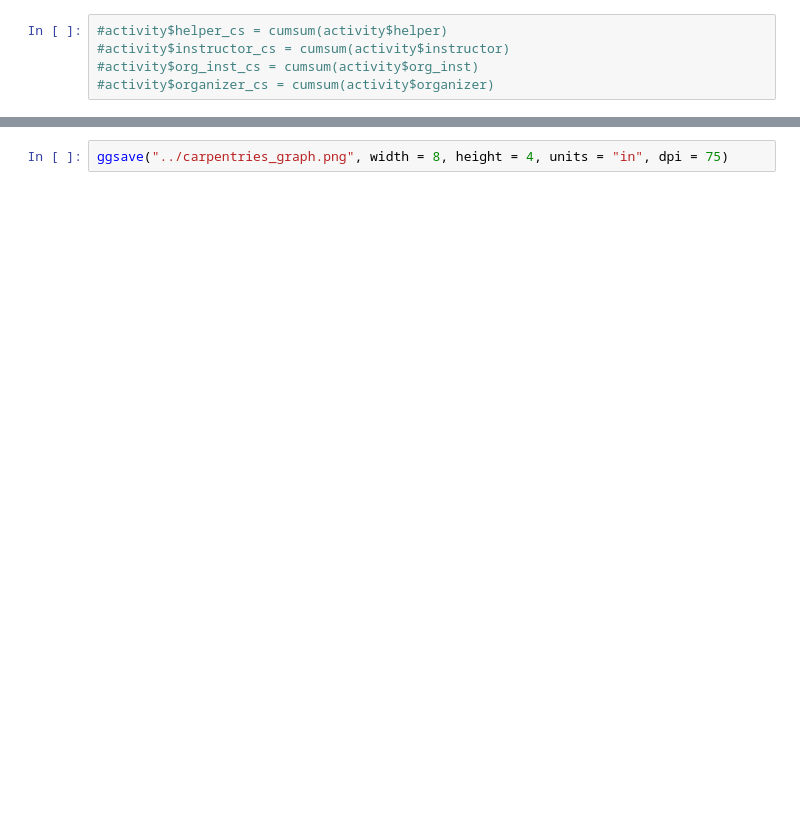
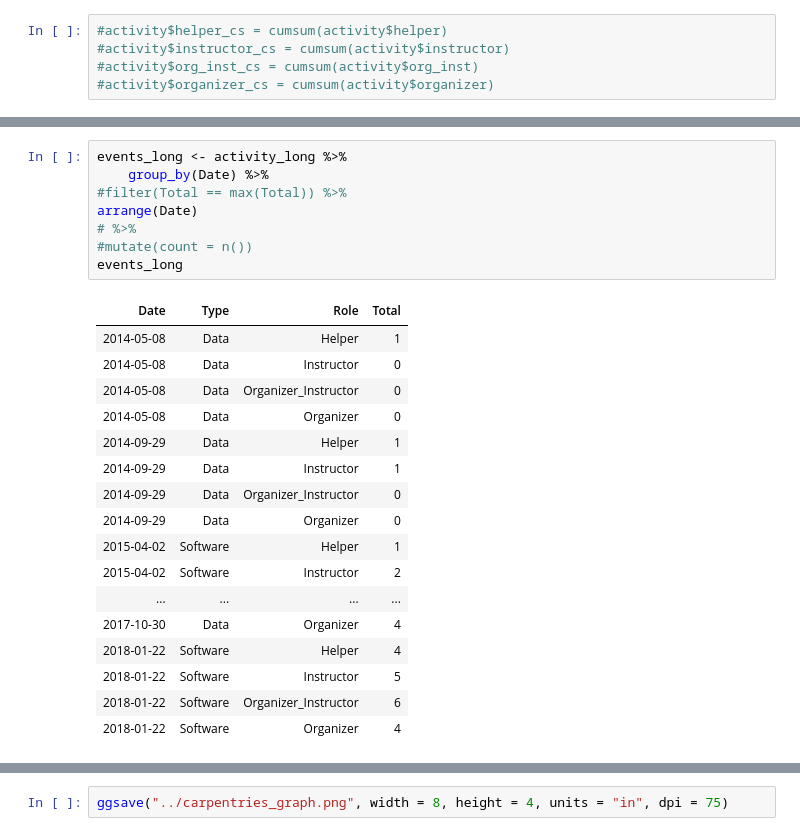
Before and after one commit to mjcollin/mjcollin.github.io, a Jupyter notebook: _notebooks/Carpentries_Graph.ipynb, the cells around one changed output, grey strips where cells are left out. Drawn from its saved outputs; the diff is of its cells as text; blank space fills up the shorter version.

```diff
--- a/_notebooks/Carpentries_Graph.ipynb
+++ b/_notebooks/Carpentries_Graph.ipynb
@@ -82,0 +87,26 @@ tail(order(activity_long))
+# %%
+events_long <- activity_long %>%
+    group_by(Date) %>%
+#filter(Total == max(Total)) %>%
+arrange(Date)
+# %>%
+#mutate(count = n())
+events_long
+# %% [output]
+| Date | Type | Role | Total |
+| 2014-05-08 | Data | Helper | 1 |
+| 2014-05-08 | Data | Instructor | 0 |
+| 2014-05-08 | Data | Organizer_Instructor | 0 |
+| 2014-05-08 | Data | Organizer | 0 |
+| 2014-09-29 | Data | Helper | 1 |
+| 2014-09-29 | Data | Instructor | 1 |
+| 2014-09-29 | Data | Organizer_Instructor | 0 |
+| 2014-09-29 | Data | Organizer | 0 |
+| 2015-04-02 | Software | Helper | 1 |
+| 2015-04-02 | Software | Instructor | 2 |
+| ... | ... | ... | ... |
+| 2017-10-30 | Data | Organizer | 4 |
+| 2018-01-22 | Software | Helper | 4 |
+| 2018-01-22 | Software | Instructor | 5 |
+| 2018-01-22 | Software | Organizer_Instructor | 6 |
+| 2018-01-22 | Software | Organizer | 4 |
```
Also changed, not shown: parts of 10 cells of this notebook, 2 other files.
